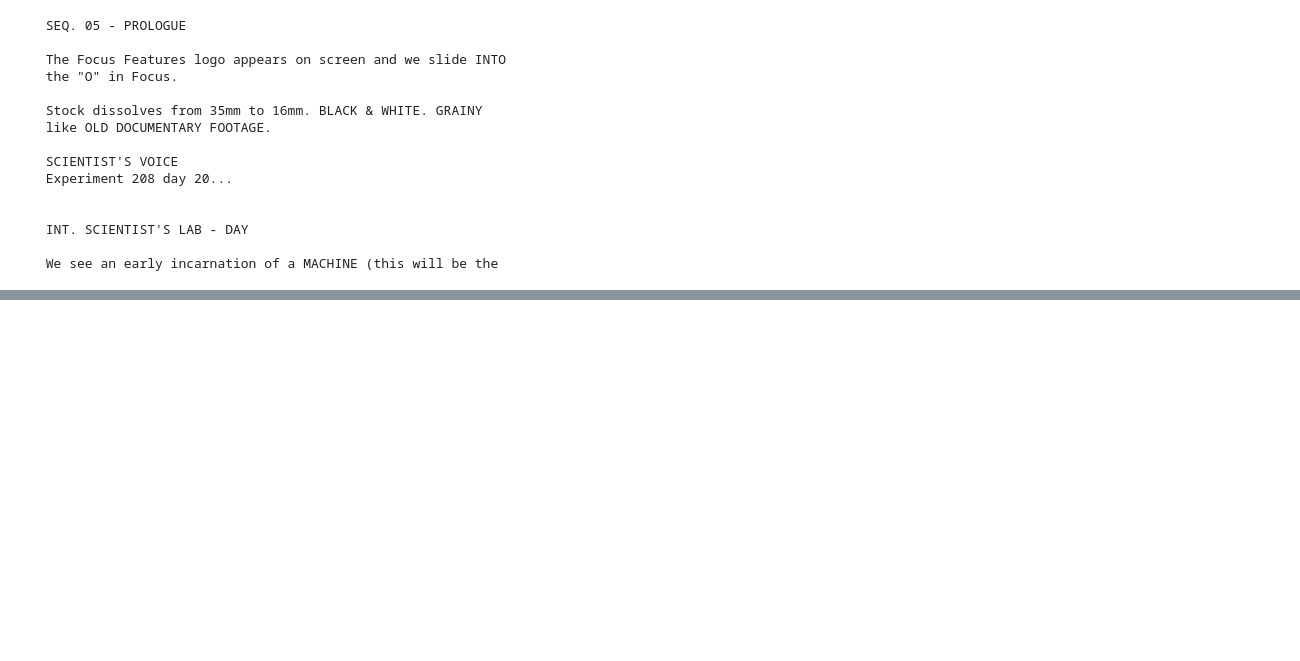
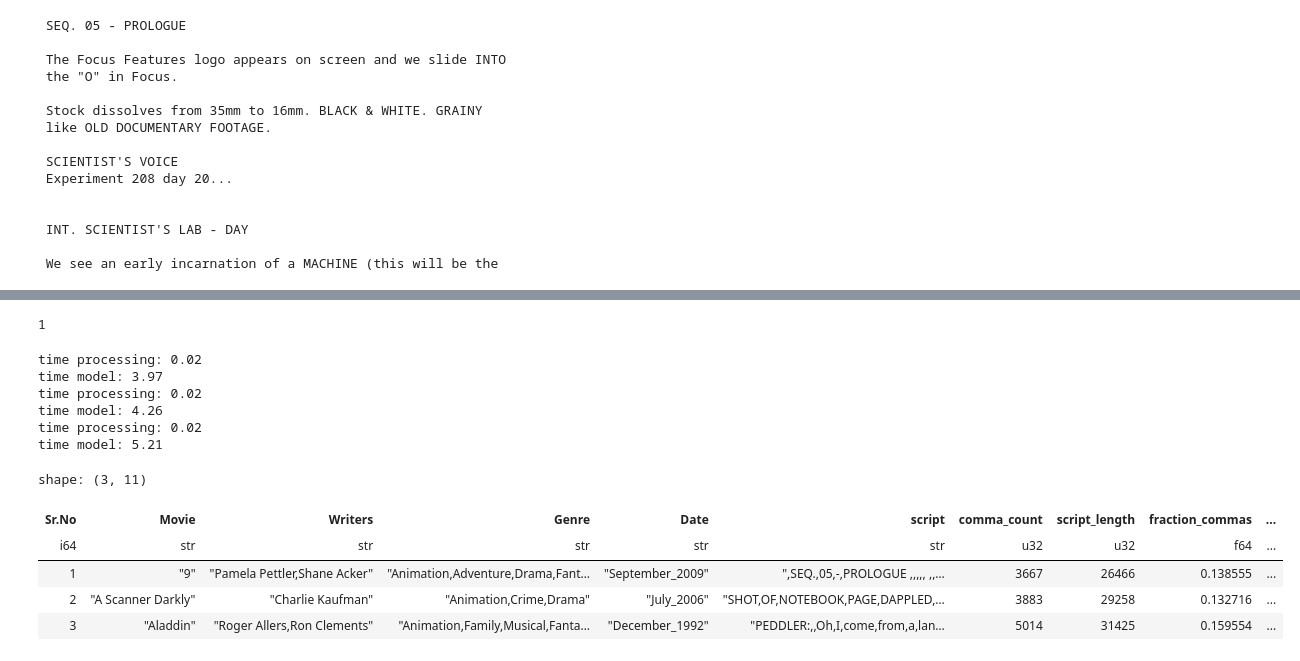
Before and after one commit to award96/Movie-Script-Vector-Search, a Jupyter notebook: eda.ipynb, the cells around one changed output, grey strips where cells are left out. Drawn from its saved outputs; the diff is of its cells as text; code cells hidden in the pictures; blank space fills up the shorter version.

```diff
--- a/eda.ipynb
+++ b/eda.ipynb
@@ -114,0 +141,13 @@ print(df[0, "script_clean"][:350])
+# %%
+# Starting from this code
+from transformers import AutoTokenizer, AutoModel
+import torch
+tokenizer = AutoTokenizer.from_pretrained("BAAI/bge-large-en-v1.5")
+model = AutoModel.from_pretrained("BAAI/bge-large-en-v1.5")
+
+device = torch.device("cuda" if torch.cuda.is_available() else "cpu")
+model.to(device)
+model.eval()
+1
+# %% [output]
+1
@@ -114,0 +203,21 @@ print(df[0, "script_clean"][:350])
+# %%
+xqc = df.head(3).with_columns(
+        embedding = pl.col("script_clean").map_elements(
+        lambda x: script_to_embedding(x, tokenizer, model, device)# ,
+        # return_dtype=pl.Array(shape=1024, inner=pl.Int64)
+    )
+)
+xqc
+# %% [output]
+time processing: 0.02
+time model: 3.97
+time processing: 0.02
+time model: 4.26
+time processing: 0.02
+time model: 5.21
+shape: (3, 11)
+| Sr.No | Movie | Writers | Genre | Date | script | comma_count | script_length | fraction_commas | ... |
+| i64 | str | str | str | str | str | u32 | u32 | f64 | ... |
+| 1 | "9" | "Pamela Pettler,Shane Acker" | "Animation,Adventure,Drama,Fant… | "September_2009" | ",SEQ.,05,-,PROLOGUE ,,,,, ,,… | 3667 | 26466 | 0.138555 | ... |
+| 2 | "A Scanner Darkly" | "Charlie Kaufman" | "Animation,Crime,Drama" | "July_2006" | "SHOT,OF,NOTEBOOK,PAGE,DAPPLED,… | 3883 | 29258 | 0.132716 | ... |
+| 3 | "Aladdin" | "Roger Allers,Ron Clements" | "Animation,Family,Musical,Fanta… | "December_1992" | "PEDDLER:,,Oh,I,come,from,a,lan… | 5014 | 31425 | 0.159554 | ... |
```
Also changed, not shown: parts of 5 cells of this notebook.
